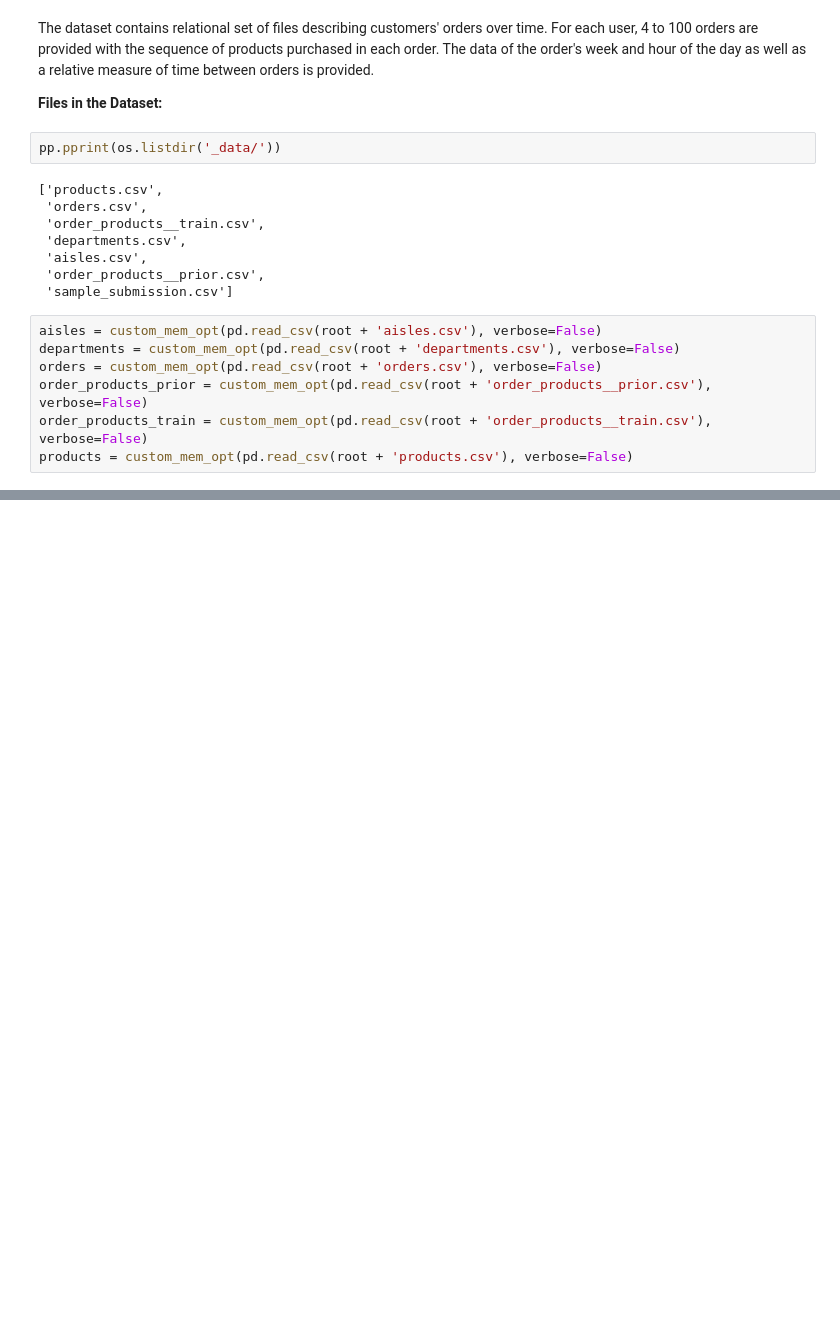
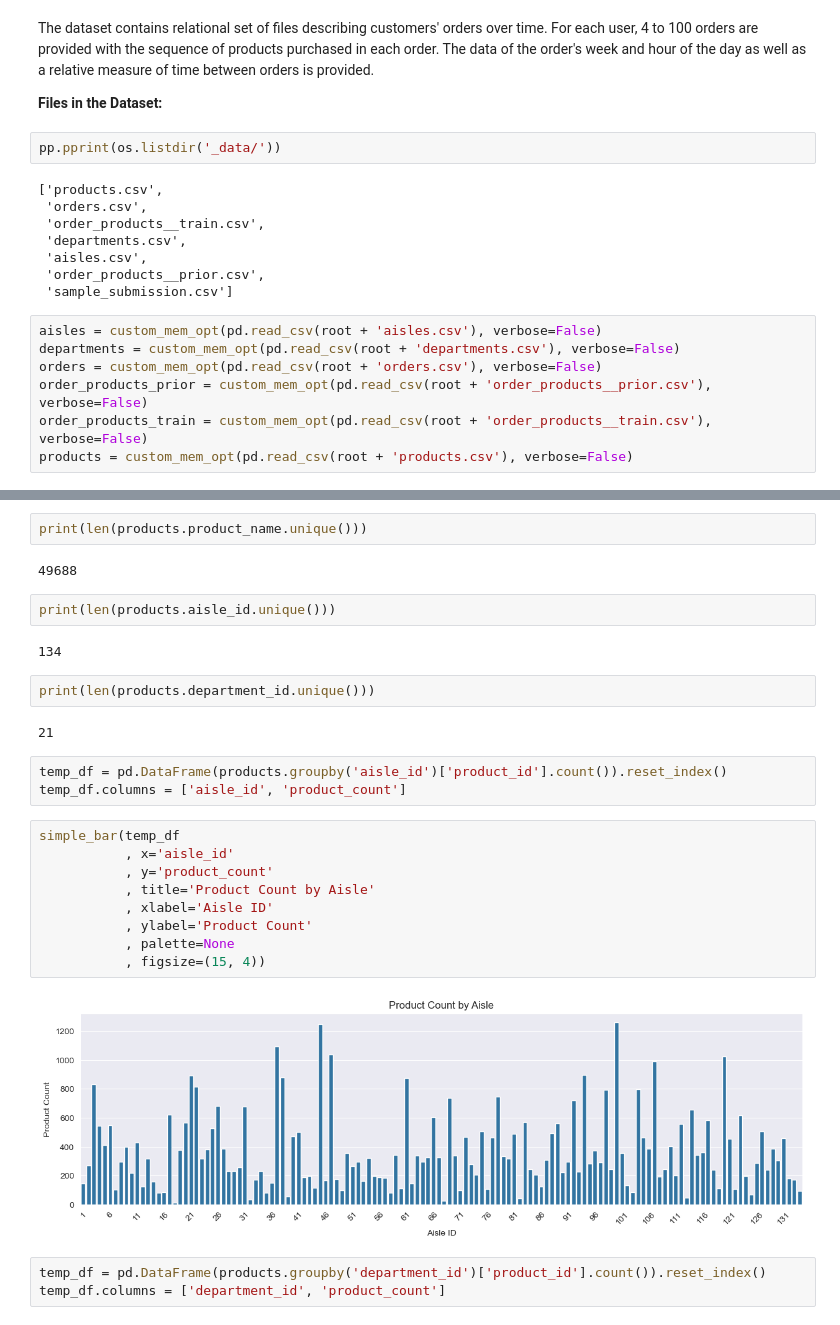
Before and after one commit to japoeder/Basket-Analysis, a Jupyter notebook: 2) SDA.ipynb, the cells around one changed output, grey strips where cells are left out. Cells and saved outputs as stored; diff of their text form; blank space fills up the shorter version.

Commit message:
deeper eda on products.

```diff
--- a/2) SDA.ipynb
+++ b/2) SDA.ipynb
@@ -47,0 +68,29 @@ products = custom_mem_opt(pd.read_csv(root + 'products.csv'), verbose=False)
+# %%
+print(len(products.product_name.unique()))
+# %% [output]
+49688
+# %%
+print(len(products.aisle_id.unique()))
+# %% [output]
+134
+# %%
+print(len(products.department_id.unique()))
+# %% [output]
+21
+# %%
+temp_df = pd.DataFrame(products.groupby('aisle_id')['product_id'].count()).reset_index()
+temp_df.columns = ['aisle_id', 'product_count']
+# %%
+simple_bar(temp_df
+           , x='aisle_id'
+           , y='product_count'
+           , title='Product Count by Aisle'
+           , xlabel='Aisle ID'
+           , ylabel='Product Count'
+           , palette=None
+           , figsize=(15, 4))
+# %% [output]
+[figure, added]
+# %%
+temp_df = pd.DataFrame(products.groupby('department_id')['product_id'].count()).reset_index()
+temp_df.columns = ['department_id', 'product_count']
```
Also changed, not shown: parts of 5 cells of this notebook.
